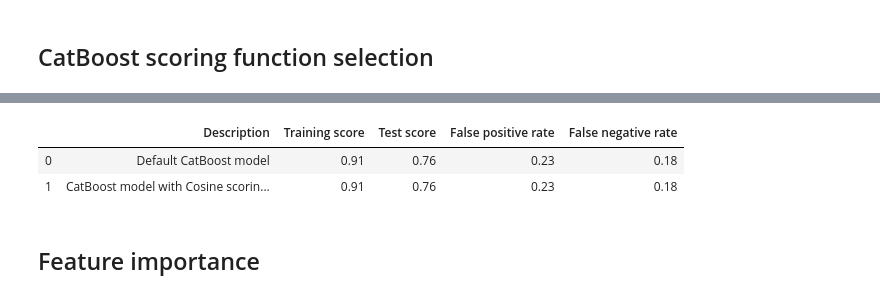
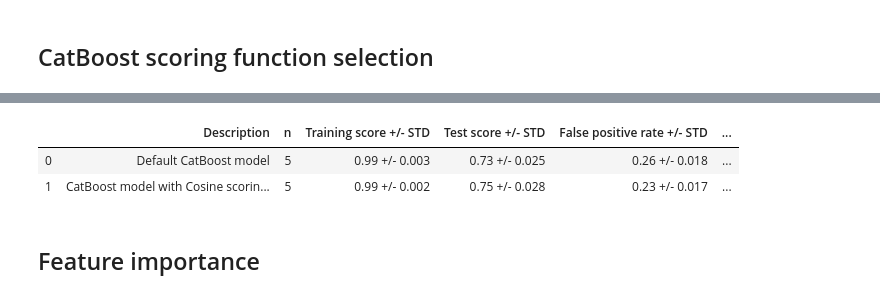
Before and after one commit to aristyogresearch/wildfire, a Jupyter notebook: notebooks/gradient_boosting_model_selection.ipynb, the cells around one changed output, grey strips where cells are left out. Drawn from its saved outputs; the diff is of its cells as text; code cells hidden in the pictures.

```diff
--- a/notebooks/gradient_boosting_model_selection.ipynb
+++ b/notebooks/gradient_boosting_model_selection.ipynb
@@ -379,19 +517,22 @@ Judging from false negative and false positive rates CatBoost is our winner. Bec
 # %%
 model_score_history_columns = [
     'Description',
-    'Training score',
-    'Test score',
-    'False positive rate',
-    'False negative rate'
+    'n',
+    'Training score +/- STD',
+    'Test score +/- STD',
+    'False positive rate +/- STD',
+    'False negative rate +/- STD'
 ]
 
 model_score_history = pd.DataFrame(columns=model_score_history_columns)
+
 model_score_history = model_score_history.append(pd.Series([
     'Default CatBoost model',
-    model_scores.iloc[1]['Training score'],
-    model_scores.iloc[1]['Test score'],
-    model_scores.iloc[1]['False positive rate'],
-    model_scores.iloc[1]['False negative rate'],
+    num_trials,
+    model_scores.iloc[1]['Training score +/- STD'],
+    model_scores.iloc[1]['Test score +/- STD'],
+    model_scores.iloc[1]['False positive rate +/- STD'],
+    model_scores.iloc[1]['False negative rate +/- STD'],
 ], index=model_score_history.columns), ignore_index=True)
 
 model_score_history
@@ -401,7 +542,7 @@ model_score_history
 # %% [markdown]
 ## CatBoost scoring function selection
 # %%
-# note: catboost only has cosine and L2 avalible for non GPU computation
+# note: CatBoost only has cosine and L2 avalible for non GPU computation
 scoring_functions = [
 #    'SolarL2',
      'Cosine',
@@ -413,11 +554,11 @@ scoring_functions = [
 ]
 
 model_scores = test_scoring_functions(
+    num_trials,
     scoring_functions,
-    x_train,
-    y_train,
-    x_test,
-    y_test
+    data_moving_avg,
+    data_sample_size,
+    max_jobs
 )
 
 model_scores
@@ -437,16 +573,24 @@ known_params = {
 # %%
+known_params = {
+    'random_state': rand_seed,
+    'thread_count': max_jobs,
+    'score_function': 'Cosine',
+    'silent': True
+}
+
 model_score_history = model_score_history.append(pd.Series([
     'CatBoost model with Cosine scoring function',
-    model_scores.iloc[0]['Training score'],
-    model_scores.iloc[0]['Test score'],
-    model_scores.iloc[0]['False positive rate'],
-    model_scores.iloc[0]['False negative rate'],
+    num_trials,
+    model_scores.iloc[0]['Training score +/- STD'],
+    model_scores.iloc[0]['Test score +/- STD'],
+    model_scores.iloc[0]['False positive rate +/- STD'],
+    model_scores.iloc[0]['False negative rate +/- STD'],
 ], index=model_score_history.columns), ignore_index=True)
 
 model_score_history
 # %% [output]
-|  | Description | Training score | Test score | False positive rate | False negative rate |
-| 0 | Default CatBoost model | 0.91 | 0.76 | 0.23 | 0.18 |
-| 1 | CatBoost model with Cosine scorin... | 0.91 | 0.76 | 0.23 | 0.18 |
+|  | Description | n | Training score +/- STD | Test score +/- STD | False positive rate +/- STD | ... |
+| 0 | Default CatBoost model | 5 | 0.99 +/- 0.003 | 0.73 +/- 0.025 | 0.26 +/- 0.018 | ... |
+| 1 | CatBoost model with Cosine scorin... | 5 | 0.99 +/- 0.002 | 0.75 +/- 0.028 | 0.23 +/- 0.017 | ... |
 # %% [markdown]
 ## Feature importance
```
Also changed, not shown: parts of 46 cells of this notebook.
